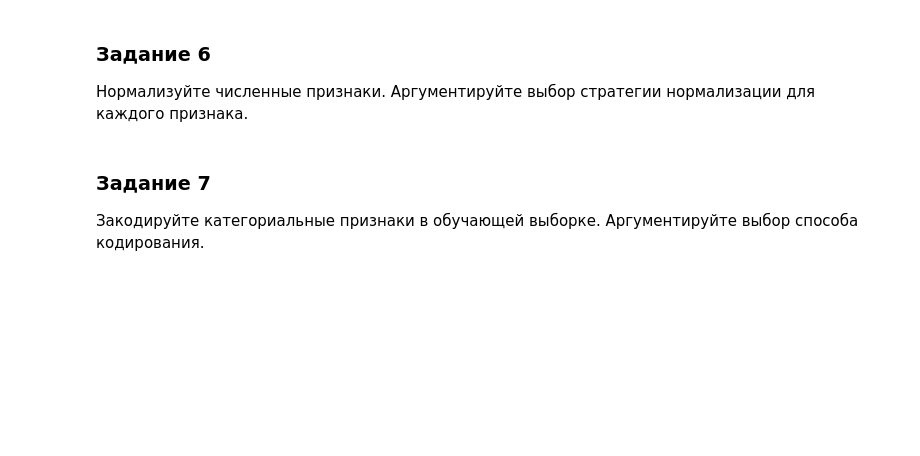
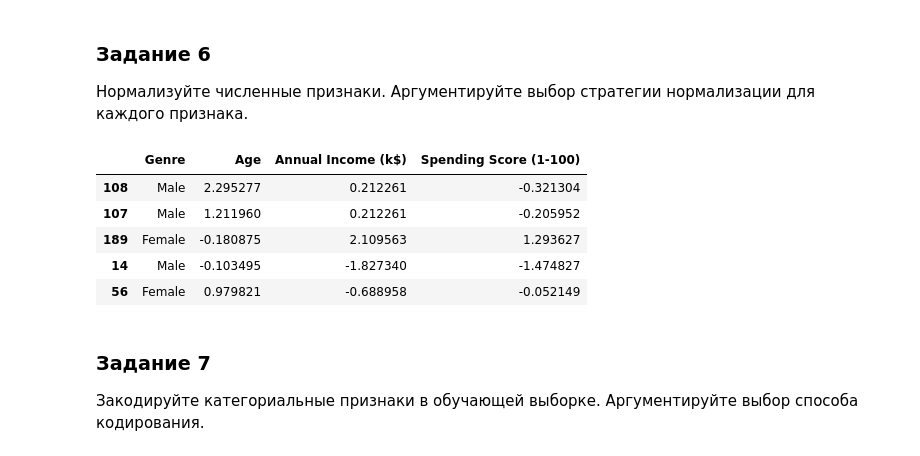
Before and after one commit to ulis891/ML, a Jupyter notebook: HW_6.ipynb, the cells around one changed output. Cells and saved outputs as stored; diff of their text form; code cells hidden in the pictures; blank space fills up the shorter version.

```diff
--- a/HW_6.ipynb
+++ b/HW_6.ipynb
@@ -156,3 +191,17 @@ Name: Annual Income (k$), dtype: float64
+# %%
+# нормализуем данные
+from sklearn.preprocessing import StandardScaler
+# так как данные имеют распределение, близкое к нормальному, то нормализуем их с помощью функции StandardScaler
+scaler = StandardScaler()
+train_data[['Age', 'Annual Income (k$)', 'Spending Score (1-100)']] = scaler.fit_transform(train_data[['Age', 'Annual Income (k$)', 'Spending Score (1-100)']])
+train_data.head()
+# %% [output]
+|  | Genre | Age | Annual Income (k$) | Spending Score (1-100) |
+| 108 | Male | 2.295277 | 0.212261 | -0.321304 |
+| 107 | Male | 1.211960 | 0.212261 | -0.205952 |
+| 189 | Female | -0.180875 | 2.109563 | 1.293627 |
+| 14 | Male | -0.103495 | -1.827340 | -1.474827 |
+| 56 | Female | 0.979821 | -0.688958 | -0.052149 |
 # %% [markdown]
 ### Задание 7
 
```
Also changed, not shown: parts of 28 cells of this notebook.
